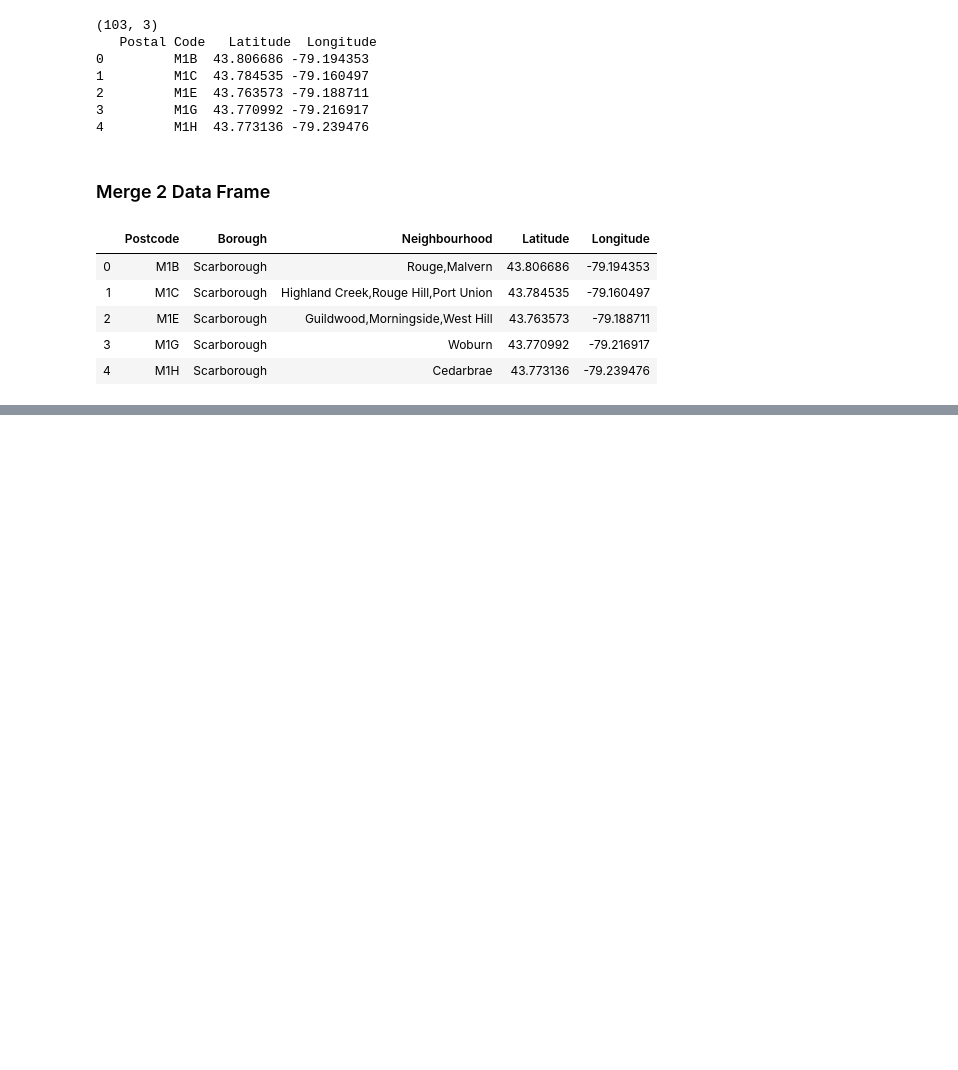
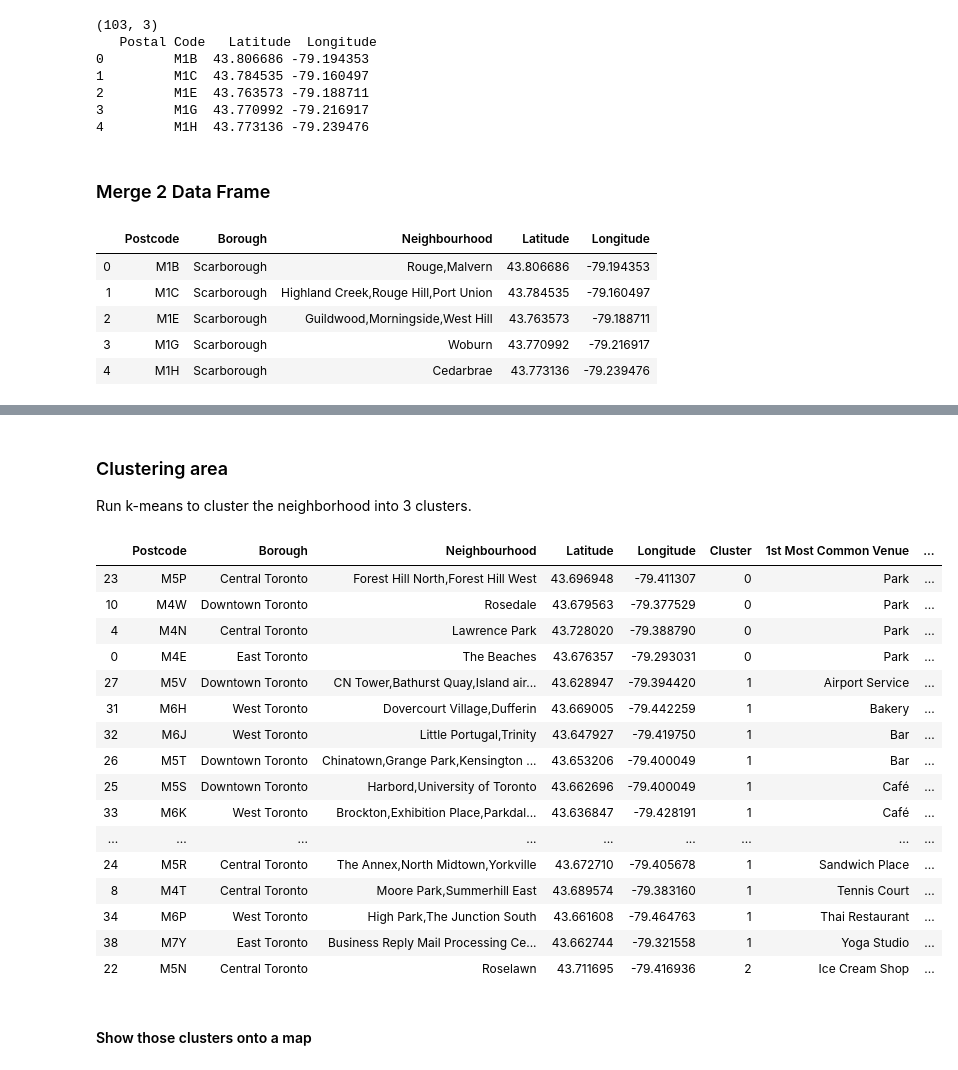
Before and after one commit to garantua/data_science, a Jupyter notebook: toronto_neighbourhood.ipynb, the cells around one changed output, grey strips where cells are left out. Drawn from its saved outputs; the diff is of its cells as text; code cells hidden in the pictures; blank space fills up the shorter version.

```diff
--- a/toronto_neighbourhood.ipynb
+++ b/toronto_neighbourhood.ipynb
@@ -113,0 +337,4 @@ df_coords.head()
+# %%
+toronto_central_venues_freq = toronto_central_onehot.groupby(['Postcode', 'Borough', 'Neighbourhoods']).mean().reset_index()
+print(toronto_central_venues_freq.shape)
+toronto_central_venues_freq.head()
@@ -113,0 +352,27 @@ df_coords.head()
+# %%
+num_top_venues = 10
+
+indicators = ['st', 'nd', 'rd']
+
+# create columns according to number of top venues
+areaColumns = ['Postcode', 'Borough', 'Neighbourhoods']
+freqColumns = []
+for ind in np.arange(num_top_venues):
+    try:
+        freqColumns.append('{}{} Most Common Venue'.format(ind+1, indicators[ind]))
+    except:
+        freqColumns.append('{}th Most Common Venue'.format(ind+1))
+columns = areaColumns+freqColumns
+# create a new dataframe
+neighborhoods_venues_sorted = pd.DataFrame(columns=columns)
+neighborhoods_venues_sorted['Postcode'] = toronto_central_venues_freq['Postcode']
+neighborhoods_venues_sorted['Borough'] = toronto_central_venues_freq['Borough']
+neighborhoods_venues_sorted['Neighbourhoods'] = toronto_central_venues_freq['Neighbourhoods']
+
+for ind in np.arange(toronto_central_venues_freq.shape[0]):
+    row_categories = toronto_central_venues_freq.iloc[ind, :].iloc[3:]
+    row_categories_sorted = row_categories.sort_values(ascending=False)
+    neighborhoods_venues_sorted.iloc[ind, 3:] = row_categories_sorted.index.values[0:num_top_venues]
+
+neighborhoods_venues_sorted.sort_values(freqColumns, inplace=True)
+neighborhoods_venues_sorted
@@ -113,0 +397,37 @@ df_coords.head()
+# %% [markdown]
+### Clustering area
+Run k-means to cluster the neighborhood into 3 clusters.
+# %%
+kclusters = 3
+
+toronto_central_venues_freq_clustering = toronto_central_venues_freq.drop(['Postcode', 'Borough', 'Neighbourhoods'], 1)
+
+kmeans = KMeans(n_clusters=kclusters, random_state=0).fit(toronto_central_venues_freq_clustering)
+
+toronto_central_clustered_df = toronto_central_df
+toronto_central_clustered_df['Cluster'] = kmeans.labels_
+
+toronto_central_clustered_df = toronto_central_clustered_df.\
+join(neighborhoods_venues_sorted.drop(['Borough', 'Neighbourhoods'], 1).set_index('Postcode'), on='Postcode')
+toronto_central_clustered_df.sort_values(['Cluster'] + freqColumns, inplace=True)
+E
+# %% [output]
+|  | Postcode | Borough | Neighbourhood | Latitude | Longitude | Cluster | 1st Most Common Venue | ... |
+| 23 | M5P | Central Toronto | Forest Hill North,Forest Hill West | 43.696948 | -79.411307 | 0 | Park | ... |
+| 10 | M4W | Downtown Toronto | Rosedale | 43.679563 | -79.377529 | 0 | Park | ... |
+| 4 | M4N | Central Toronto | Lawrence Park | 43.728020 | -79.388790 | 0 | Park | ... |
+| 0 | M4E | East Toronto | The Beaches | 43.676357 | -79.293031 | 0 | Park | ... |
+| 27 | M5V | Downtown Toronto | CN Tower,Bathurst Quay,Island air... | 43.628947 | -79.394420 | 1 | Airport Service | ... |
+| 31 | M6H | West Toronto | Dovercourt Village,Dufferin | 43.669005 | -79.442259 | 1 | Bakery | ... |
+| 32 | M6J | West Toronto | Little Portugal,Trinity | 43.647927 | -79.419750 | 1 | Bar | ... |
+| 26 | M5T | Downtown Toronto | Chinatown,Grange Park,Kensington ... | 43.653206 | -79.400049 | 1 | Bar | ... |
+| 25 | M5S | Downtown Toronto | Harbord,University of Toronto | 43.662696 | -79.400049 | 1 | Café | ... |
+| 33 | M6K | West Toronto | Brockton,Exhibition Place,Parkdal... | 43.636847 | -79.428191 | 1 | Café | ... |
+| ... | ... | ... | ... | ... | ... | ... | ... | ... |
+| 24 | M5R | Central Toronto | The Annex,North Midtown,Yorkville | 43.672710 | -79.405678 | 1 | Sandwich Place | ... |
+| 8 | M4T | Central Toronto | Moore Park,Summerhill East | 43.689574 | -79.383160 | 1 | Tennis Court | ... |
+| 34 | M6P | West Toronto | High Park,The Junction South | 43.661608 | -79.464763 | 1 | Thai Restaurant | ... |
+| 38 | M7Y | East Toronto | Business Reply Mail Processing Ce... | 43.662744 | -79.321558 | 1 | Yoga Studio | ... |
+| 22 | M5N | Central Toronto | Roselawn | 43.711695 | -79.416936 | 2 | Ice Cream Shop | ... |
+# %% [markdown]
+#### Show those clusters onto a map
```
Also changed, not shown: parts of 27 cells of this notebook.
